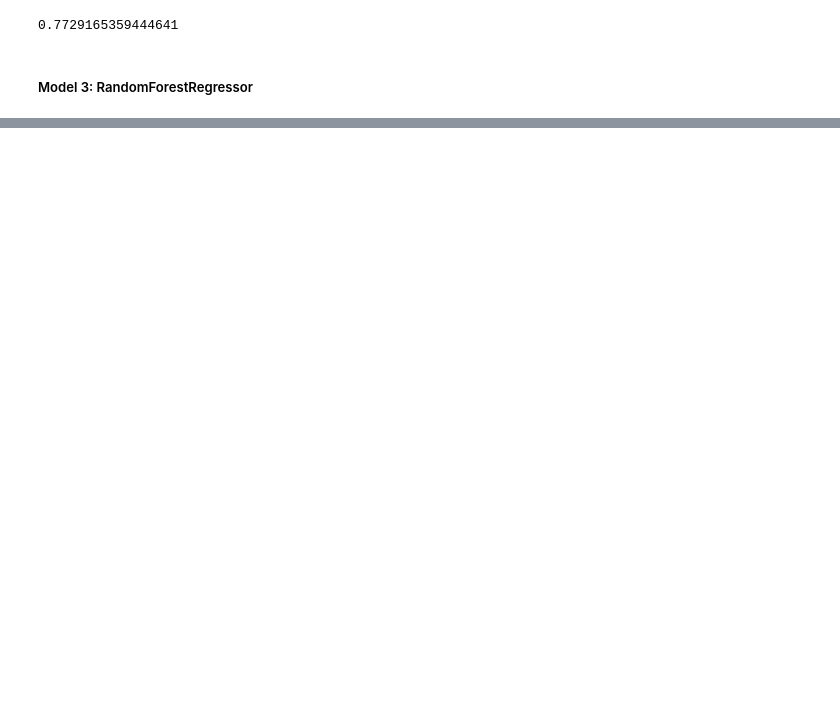
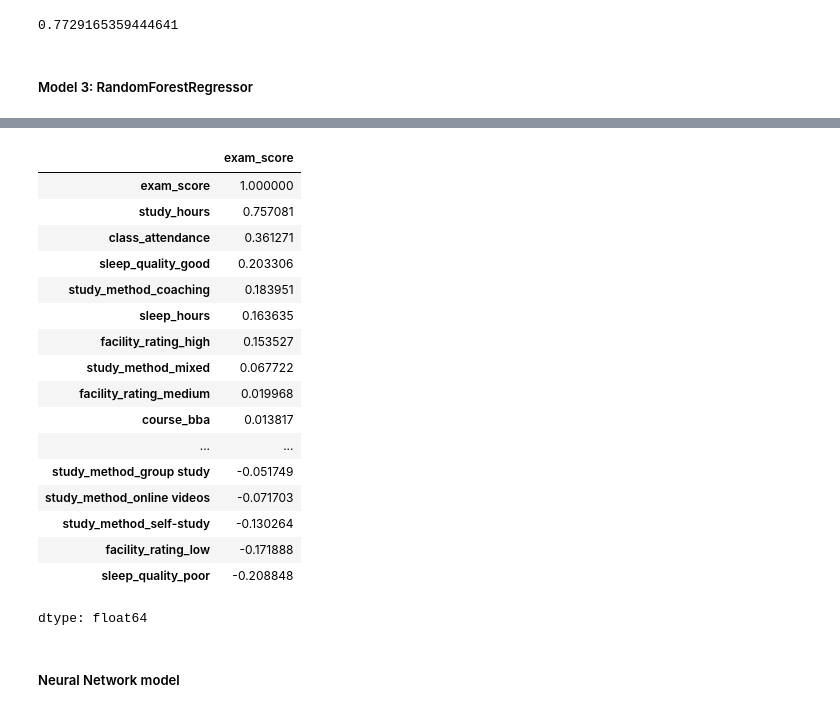
Before and after one commit to Srikumar-A/Student_Scores, a Jupyter notebook: main.ipynb, the cells around one changed output, grey strips where cells are left out. Cells and saved outputs as stored; diff of their text form; code cells hidden in the pictures; blank space fills up the shorter version.

```diff
--- a/main.ipynb
+++ b/main.ipynb
@@ -334,0 +376,23 @@ rf_Regressor.score(df_encoded,y)
+# %%
+train_df_oneHot=pd.get_dummies(train_df,columns=dummies).astype(int)
+# %%
+train_df_oneHot.corr().exam_score.sort_values(ascending=False)
+# %% [output]
+|  | exam_score |
+| exam_score | 1.000000 |
+| study_hours | 0.757081 |
+| class_attendance | 0.361271 |
+| sleep_quality_good | 0.203306 |
+| study_method_coaching | 0.183951 |
+| sleep_hours | 0.163635 |
+| facility_rating_high | 0.153527 |
+| study_method_mixed | 0.067722 |
+| facility_rating_medium | 0.019968 |
+| course_bba | 0.013817 |
+| ... | ... |
+| study_method_group study | -0.051749 |
+| study_method_online videos | -0.071703 |
+| study_method_self-study | -0.130264 |
+| facility_rating_low | -0.171888 |
+| sleep_quality_poor | -0.208848 |
+dtype: float64
@@ -334,0 +401,2 @@ rf_Regressor.score(df_encoded,y)
+# %% [markdown]
+##### Neural Network model
```
Also changed, not shown: parts of 29 cells of this notebook.
